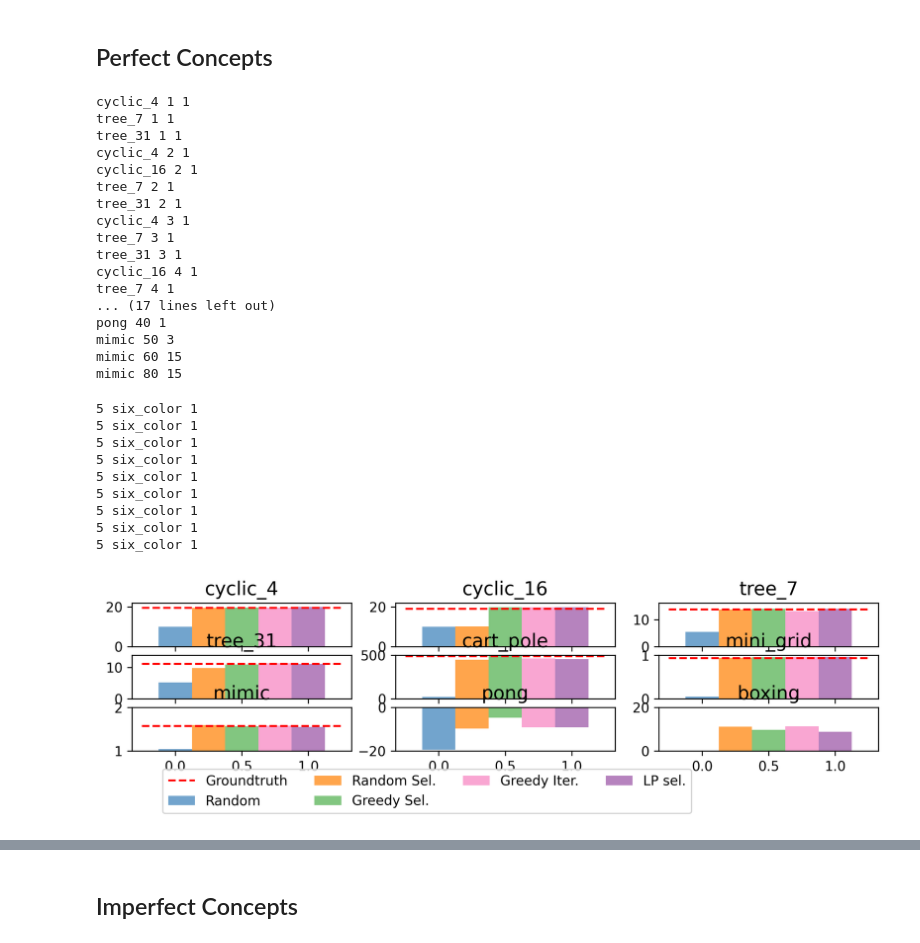
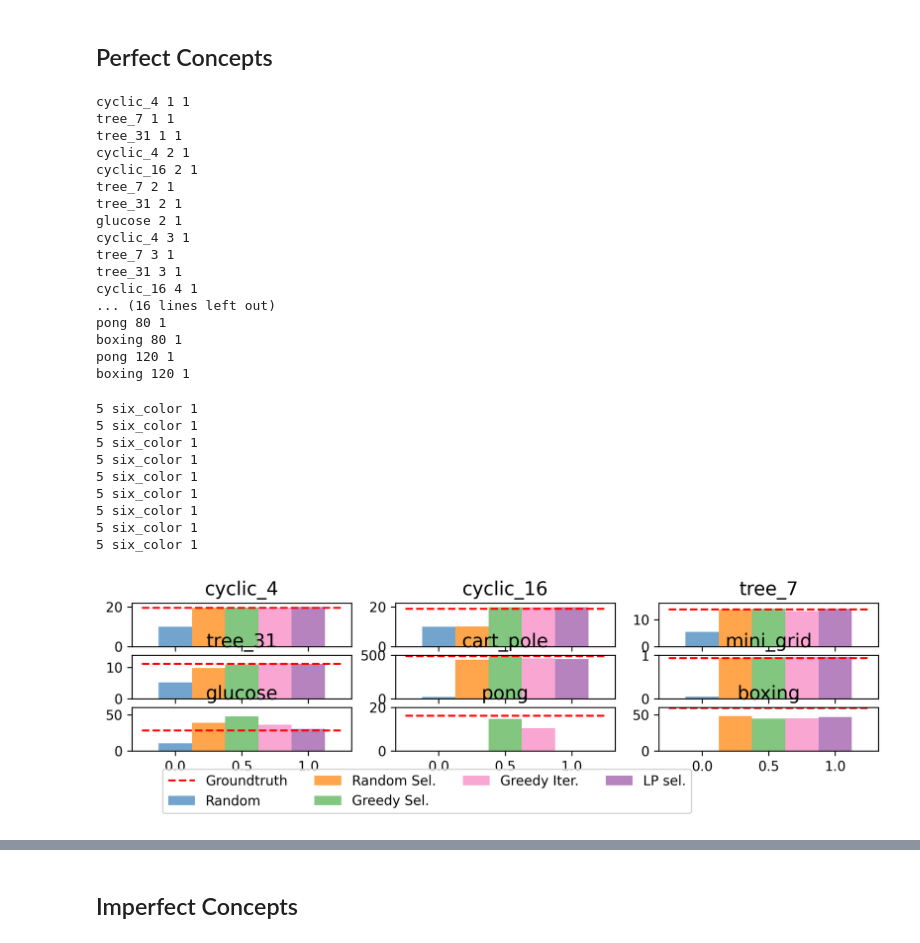
Before and after one commit to naveenr414/concept_decisions, a Jupyter notebook: scripts/notebooks/Plotting.ipynb, the cells around one changed output, grey strips where cells are left out. Cells and saved outputs as stored; diff of their text form; code cells hidden in the pictures.

```diff
--- a/scripts/notebooks/Plotting.ipynb
+++ b/scripts/notebooks/Plotting.ipynb
@@ -24,13 +24,13 @@ training_times = {
     'tree_31': 25_000,
     'cart_pole': 1_000_000,
     'mini_grid': 250_000,
-    'mimic': 250_000,
-    'pong': 2_000_000,
-    'boxing': 2_000_000,
+    'glucose': 250_000,
+    'pong': 4_000_000,
+    'boxing': 4_000_000,
 }
 # %%
-number_concepts = [1,2,3,4,5,6,8,10,15,20,25,30,35,40,45,50,60,70,80]
-environments = ["cyclic_4","cyclic_16","tree_7","tree_31","cart_pole","mini_grid","mimic","pong","boxing"]
+number_concepts = [1,2,3,4,5,6,8,10,15,20,25,30,35,40,45,50,60,70,80,120]
+environments = ["cyclic_4","cyclic_16","tree_7","tree_31","cart_pole","mini_grid","glucose","pong","boxing"]
 
 random_results = [[0 for i in range(len(number_concepts))] for i in range(len(environments))]
 random_selection = [[0 for i in range(len(number_concepts))] for i in range(len(environments))]
@@ -43,25 +43,17 @@ for i,n in enumerate(number_concepts):
     for j,e in enumerate(environments):
         matching_params = get_results_matching_parameters("basic","",{'environment_string': e,'num_concepts_selected': n, 'training_timesteps': training_times[e], 'concept_source': 'human_selected_binary', 'run_two_stage': False, 'run_imperfect': False, 'run_intervention': False})
 
-        if len(matching_params) == 0 or 'basic_comparison' not in matching_params[0]:
+        if len(matching_params) == 0 or 'basic_comparison' not in matching_params[0] or 'random' not in matching_params[0]['basic_comparison']:
             res = [0,0,0,0,0]
             all_vals = [res]
         else:
             print(e,n,len(matching_params))
             all_vals = []
             for m in matching_params:
-                if e in ["cart_pole","mini_grid","pong","boxing"] or (e == "mimic" and 'decision_tree' not in m['basic_comparison']):
+                if 'multiple' in m['basic_comparison']:
                     res = [
                         m['basic_comparison']['random']['reward'],
                         m['basic_comparison']['random_selection']['reward'],
-                        m['basic_comparison']['greedy']['reward'],
-                        m['basic_comparison']['multiple']['reward'],
-                        m['basic_comparison']['lp']['reward'],
-                    ]
-                elif e == "mimic" and 'decision_tree' in m['basic_comparison']:
-                    res = [
-                        m['basic_comparison']['random']['reward'],
-                        m['basic_comparison']['decision_tree']['reward'],
                         m['basic_comparison']['greedy']['reward'],
                         m['basic_comparison']['multiple']['reward'],
                         m['basic_comparison']['lp']['reward'],
@@ -89,16 +81,16 @@ cyclic_4 2 1
 cyclic_16 2 1
 tree_7 2 1
 tree_31 2 1
+glucose 2 1
 cyclic_4 3 1
 tree_7 3 1
 tree_31 3 1
 cyclic_16 4 1
-tree_7 4 1
-... (17 lines left out)
-pong 40 1
-mimic 50 3
-mimic 60 15
-mimic 80 15
+... (16 lines left out)
+pong 80 1
+boxing 80 1
+pong 120 1
+boxing 120 1
 # %%
 # Plot Comparison for each env
 plot_dimensions = (3,3)
@@ -120,7 +112,7 @@ sup_y_label = ""
 overall_format = {'figsize':(10,2),
     'style_size': style_size,
     'has_grid': False,
-                  'y_lim': [[[0,22],[0,22],[0,(10*4/7+20*3/7)+2]],[[0,(10*25/31+20*6/31)+2],[0,500],[0,1]],[[1,2],[-20,0],[0,20]]],
+                  'y_lim': [[[0,22],[0,22],[0,(10*4/7+20*3/7)+2]],[[0,(10*25/31+20*6/31)+2],[0,500],[0,1]],[[0,60],[0,20],[0,60]]],
 
 }
 
@@ -137,9 +129,9 @@ num_by_env = {
     "tree_31": 2,
     "cart_pole": 15,
     "mini_grid": 40,
-    "mimic": 60,
-    "pong": 40,
-    "boxing": 30,
+    "glucose": 8,
+    "pong": 120,
+    "boxing": 120,
 }
 
 for i in range(len(environments)):
@@ -151,34 +143,34 @@ for i in range(len(environments)):
     y_vals = np.mean(y_vals,axis=1)
     x,y = index_to_tuple(i)
 
     d = {
         0: 'Random',
         1: 'Random Sel.',
         2: 'Greedy Sel.',
         3: 'Greedy Iter.',
         4: 'LP sel.'
     }
 
     plot_bar(ax[x][y],x_groups,y_vals,[0 for i in range(len(y_vals))], d,bar_format)
     if environments[i] == "cart_pole":
         ax[x][y].hlines(490,-0.25,1.25,label="Groundtruth",color="red",linestyle="--")
     else:
         ax[x][y].hlines(np.mean(basic_comparison[i][idx]),-0.25,1.25,label="Groundtruth",color="red",linestyle="--")
 
 legend_format = {'style_size': style_size,'type': 'is_global', 'loc': 'lower left', 'ncol': 4, 'bbox_to_anchor': (0.15,-0.25),'fontsize': 14}
 create_legend(fig,ax,plot_dimensions,legend_format)
 fig.savefig("../../results/figures/basic_comparison_methods.pdf",dpi=300, bbox_inches='tight')
 # %% [output]
 5 six_color 1
 5 six_color 1
 5 six_color 1
 5 six_color 1
 5 six_color 1
 5 six_color 1
 5 six_color 1
 5 six_color 1
 5 six_color 1
-[figure, old version]
+[figure, new version]
 # %%
 # Plot #concpet perf.
 # Plot Comparison for each env
```
Also changed, not shown: parts of 11 cells of this notebook, 16 other files.
